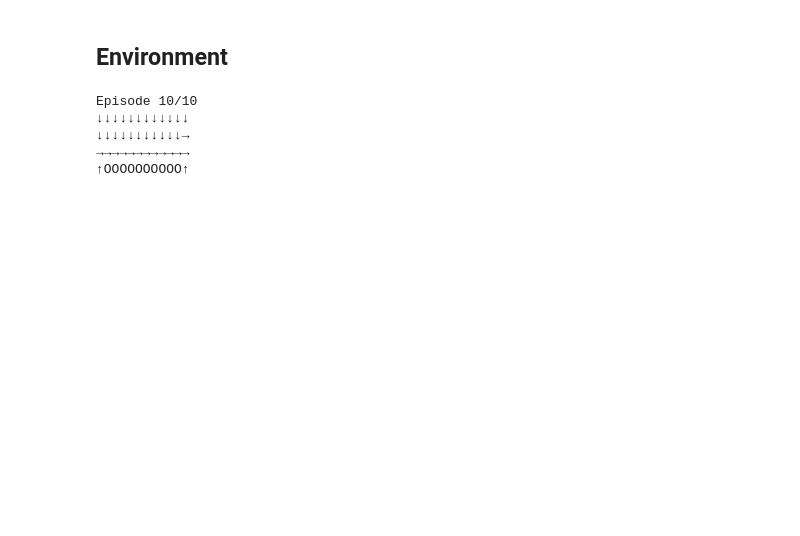
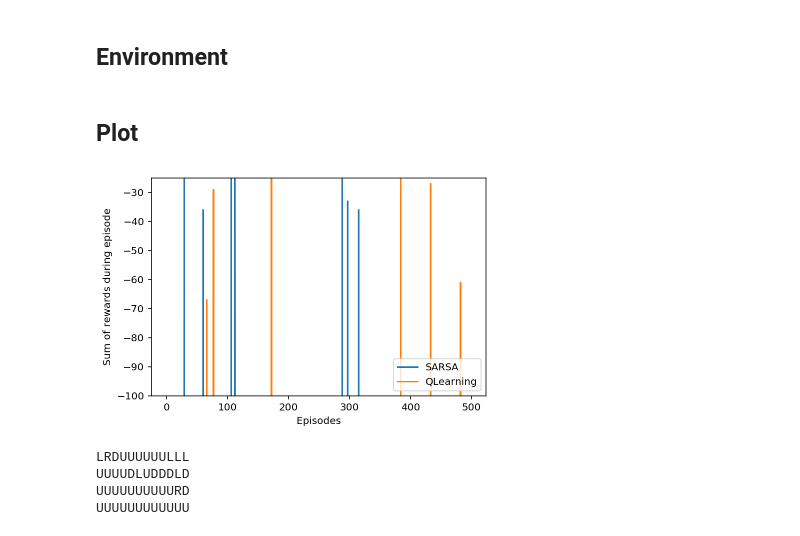
Before and after one commit to seungjaeryanlee/sutton-barto-notebooks, a Jupyter notebook: 6_6/cliff_walking.ipynb, the cells around one changed output. Cells and saved outputs as stored; diff of their text form; code cells hidden in the pictures; blank space fills up the shorter version.

Commit message:
Changed state representation in Example 6.6

```diff
--- a/6_6/cliff_walking.ipynb
+++ b/6_6/cliff_walking.ipynb
@@ -145,48 +146,46 @@ class SarsaAgent:
 # %%
 class QLearningAgent:
-    def __init__(self, env, epsilon=0.1, learning_rate=0.1, discount_factor=1):
+    def __init__(self,
+                 state_space,
+                 action_space,
+                 epsilon=0.1,
+                 learning_rate=0.1,
+                 discount_factor=1):
         """
         Initialize Q table and save environment.
         Q 테이블을 초기화하고 주어진 환경을 보관합니다.
         """
-        self.q_table = np.zeros((env.WIDTH, env.HEIGHT, len(env.action_space)), dtype=float)
-        self.env = env
+        self.state_space = state_space
+        self.action_space = action_space
         self.epsilon = epsilon
         self.learning_rate = learning_rate
         self.discount_factor = discount_factor
+
+        self.q_table = np.zeros((len(state_space), len(action_space)), dtype=float)
 
     def get_action(self, state):
         """
         Returns action based on Q table and epsilon-greedy policy.
         엡실론 탐욕 정책과 Q테이블을 이용해 주어진 상태에서 할 행동을 반환합니다.
         """
-        best_actions = argmax_all(self.q_table[state])
-
-        if np.random.choice(['e', '1-e'], p=[self.epsilon, 1 - self.epsilon]) == 'e':
-            return np.random.choice(self.env.action_space)
+        if np.random.random() < self.epsilon:
+            return np.random.choice(self.action_space)
         else:
+            best_actions = argmax_all(self.q_table[state])
             return np.random.choice(best_actions)
 
     def update_q(self, state, action, reward, next_state, done):
         """
-        Update Q table via Q-learning.
+        Update Q table via Q-Learning.
         Q러닝을 통해 Q 테이블을 업데이트합니다.
         """
         if done:
             target = reward
         else:
-            target = reward + self.discount_factor * np.max(self.q_table[next_state[0]][next_state[1]])
+            target = reward + self.discount_factor * np.max(self.q_table[next_state])
 
-        self.q_table[state[0]][state[1]][action] = ((1 - self.learning_rate) * self.q_table[state[0]][state[1]][action]
-                                                 + self.learning_rate * target)
-
-    def plot_policy(self):
-        icons = ['↑', '↓', '←', '→']
-        for y in reversed(range(self.env.HEIGHT)):
-            for x in range(self.env.WIDTH):
-                if x in range(1, self.env.WIDTH - 1) and y == 0:
-                    print('O', end='')
-                else:
-                    print(icons[np.argmax(self.q_table[x][y])], end='')
-            print()
+        self.q_table[state][action] = ((1 - self.learning_rate) * self.q_table[state][action]
+                                    + self.learning_rate * target)
+# %% [markdown]
+## Plot
 # %%
@@ -216,8 +205,0 @@ agent = QLearningAgent(env)
-# %%
-train_agent(env, agent, 10)
-# %% [output]
-Episode 10/10
-↓↓↓↓↓↓↓↓↓↓↓↓
-↓↓↓↓↓↓↓↓↓↓↓→
-→→→→→→→→→→→→
-↑OOOOOOOOOO↑
@@ -223,0 +223,9 @@ Episode 10/10
+# %%
+env = Environment()
+agents = [
+    ('SARSA', SarsaAgent(env.state_space, env.action_space)),
+    ('QLearning', QLearningAgent(env.state_space, env.action_space)),
+]
+# plot(env, agents)
+# %% [output]
+[figure, added]
@@ -223,0 +238,18 @@ Episode 10/10
+# %%
+for h in range(env.H):
+    for w in range(env.W):
+        best_action = Action(np.argmax(agent.q_table[h * env.W + w]))
+        if best_action == Action.RIGHT:
+            print('R', end='')
+        elif best_action == Action.LEFT:
+            print('L', end='')
+        elif best_action == Action.UP:
+            print('U', end='')
+        elif best_action == Action.DOWN:
+            print('D', end='')
+    print()
+# %% [output]
+LRDUUUUUULLL
+UUUUDLUDDDLD
+UUUUUUUUUURD
+UUUUUUUUUUUU
```
Also changed, not shown: parts of 6 cells of this notebook.
